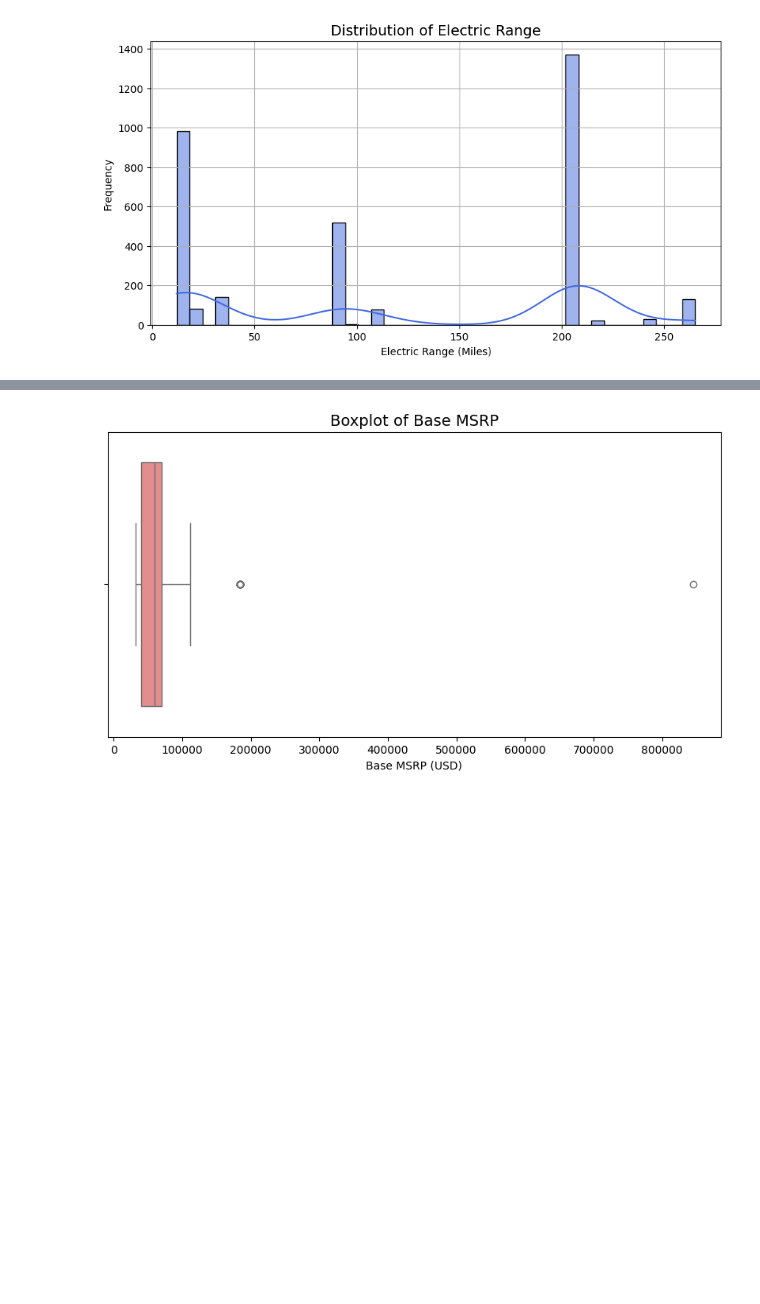
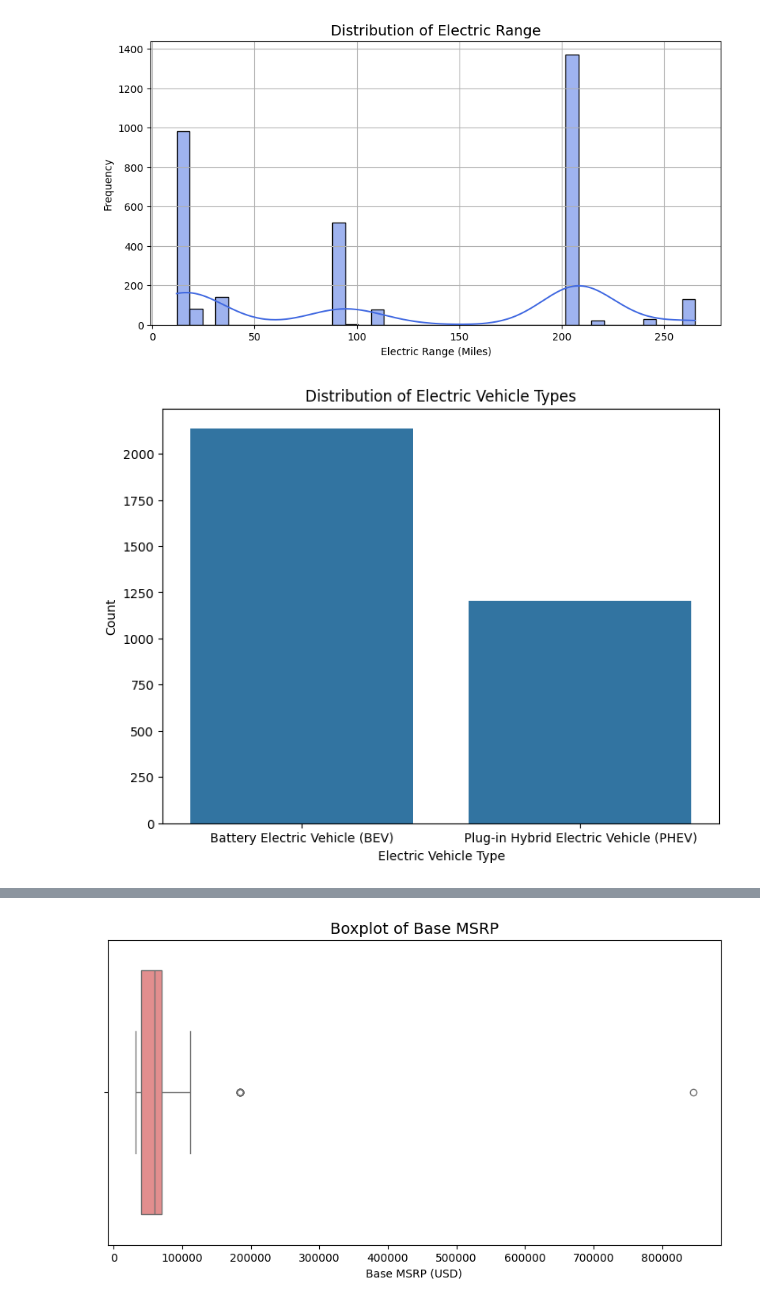
Before and after one commit to SachinGunjal001/Market-Size-Analysis-on-Electric-Vehicles-Industries-, a Jupyter notebook: EV.ipynb, the cells around one changed output, grey strips where cells are left out. Cells and saved outputs as stored; diff of their text form; code cells hidden in the pictures; blank space fills up the shorter version.

```diff
--- a/EV.ipynb
+++ b/EV.ipynb
@@ -152,13 +152,11 @@ dtype: int64
 #numerical - fill mean values
 #Categorical - Fill mode values
 
-for i in ev.columns:
-    if ev[i].dtype == 'object':
-        modal_val = ev[i].mode()[0]
-        ev[i] = ev[i].fillna(modal_val)
-    else:
-        mean_val = ev[i].mean()
-        ev[i] = ev[i].fillna(mean_val)
+#for i in ev.columns:
+ #   if ev[i].dtype == 'object':
+  #      modal_val = ev[i].mode()[0]
+   ###   mean_val = ev[i].mean()
+      #  ev[i] = ev[i].fillna(mean_val)
 # %%
 ev.isnull().sum()
 # %% [output]
@@ -437,3 +435,12 @@ plt.grid(True)
 plt.show()
 # %% [output]
 [figure]
+# %%
+plt.figure(figsize=(8, 6))
+sns.countplot(data=ev, x='Electric Vehicle Type')
+plt.title('Distribution of Electric Vehicle Types')
+plt.xlabel('Electric Vehicle Type')
+plt.ylabel('Count')
+plt.show()
+# %% [output]
+[figure, added]
```
Also changed, not shown: parts of 12 cells of this notebook, 1 other file.
